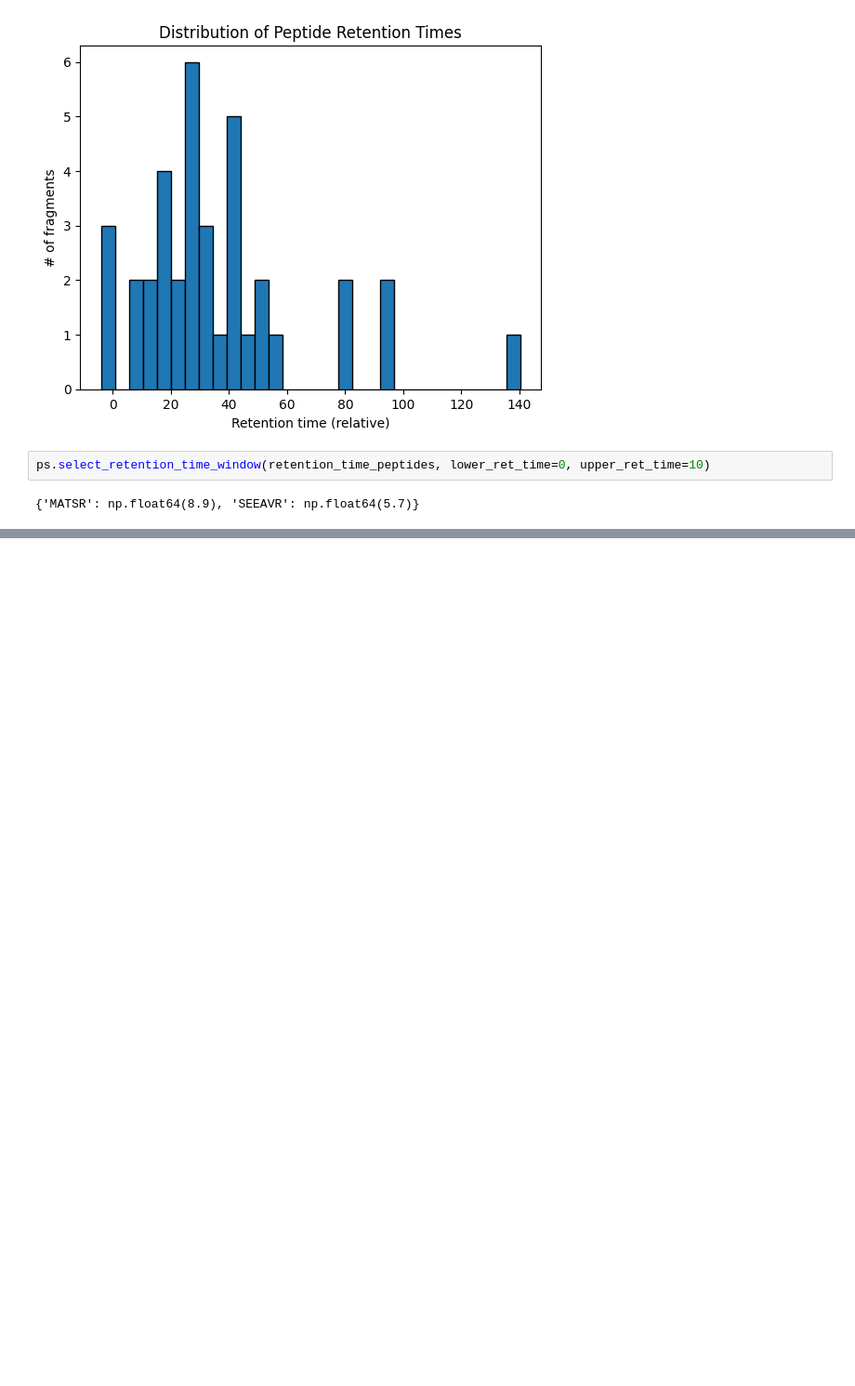
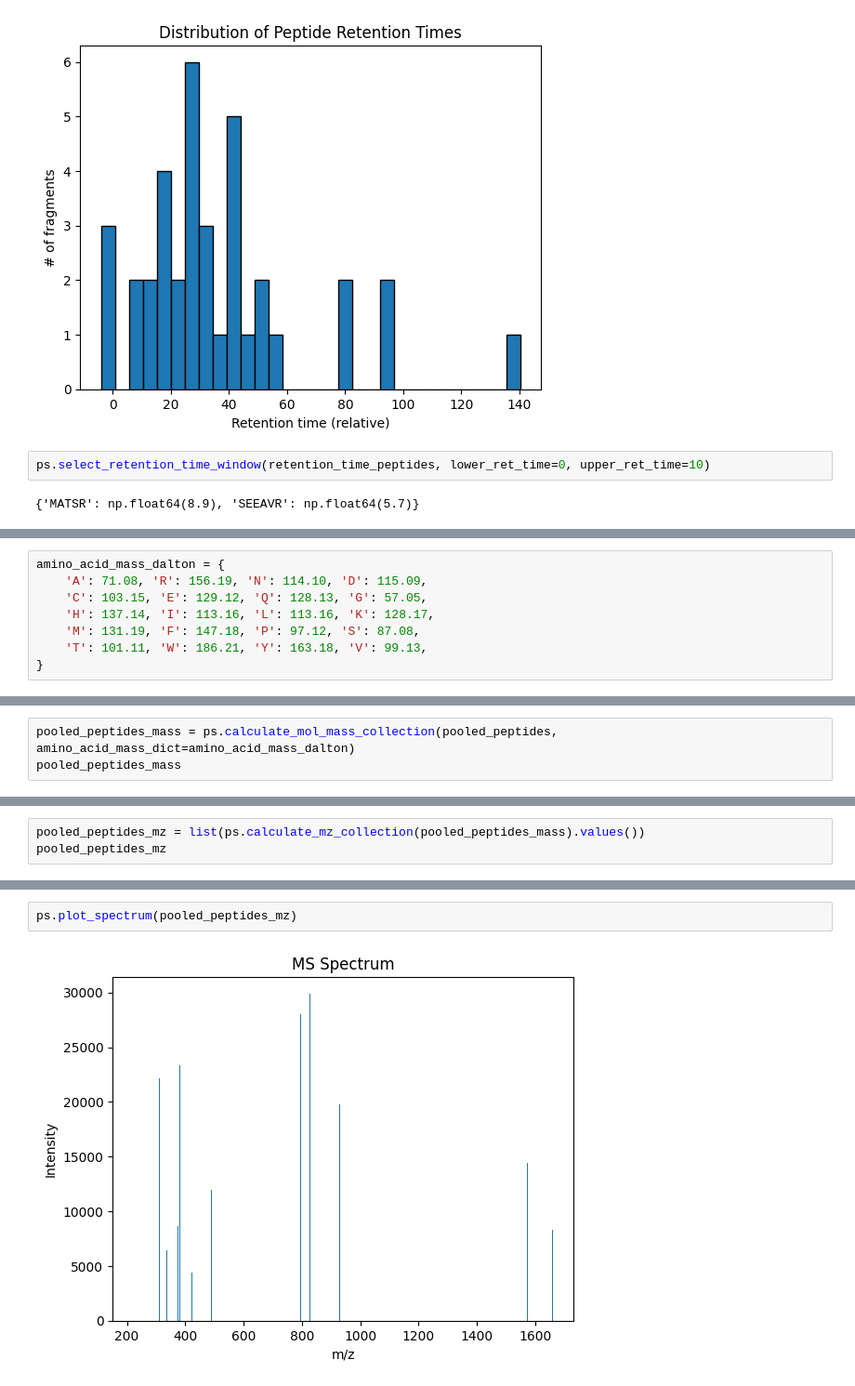
Before and after one commit to vasilev-b/proteosim, a Jupyter notebook: ms_experiment_final.ipynb, the cells around one changed output, grey strips where cells are left out. Shown: that part at 93% size. Cells and saved outputs as stored; diff of their text form; blank space fills up the shorter version.

```diff
--- a/ms_experiment_final.ipynb
+++ b/ms_experiment_final.ipynb
@@ -91,0 +96,8 @@ ps.select_retention_time_window(retention_time_peptides, lower_ret_time=0, upper
+# %%
+amino_acid_mass_dalton = {
+    'A': 71.08, 'R': 156.19, 'N': 114.10, 'D': 115.09,
+    'C': 103.15, 'E': 129.12, 'Q': 128.13, 'G': 57.05,
+    'H': 137.14, 'I': 113.16, 'L': 113.16, 'K': 128.17,
+    'M': 131.19, 'F': 147.18, 'P': 97.12, 'S': 87.08,
+    'T': 101.11, 'W': 186.21, 'Y': 163.18, 'V': 99.13,
+}
@@ -91,0 +108,3 @@ ps.select_retention_time_window(retention_time_peptides, lower_ret_time=0, upper
+# %%
+pooled_peptides_mass = ps.calculate_mol_mass_collection(pooled_peptides, amino_acid_mass_dict=amino_acid_mass_dalton)
+pooled_peptides_mass
@@ -91,0 +129,3 @@ ps.select_retention_time_window(retention_time_peptides, lower_ret_time=0, upper
+# %%
+pooled_peptides_mz = list(ps.calculate_mz_collection(pooled_peptides_mass).values())
+pooled_peptides_mz
@@ -91,0 +150,4 @@ ps.select_retention_time_window(retention_time_peptides, lower_ret_time=0, upper
+# %%
+ps.plot_spectrum(pooled_peptides_mz)
+# %% [output]
+[figure, added]
```
Also changed, not shown: parts of 5 cells of this notebook, 3 other files.
